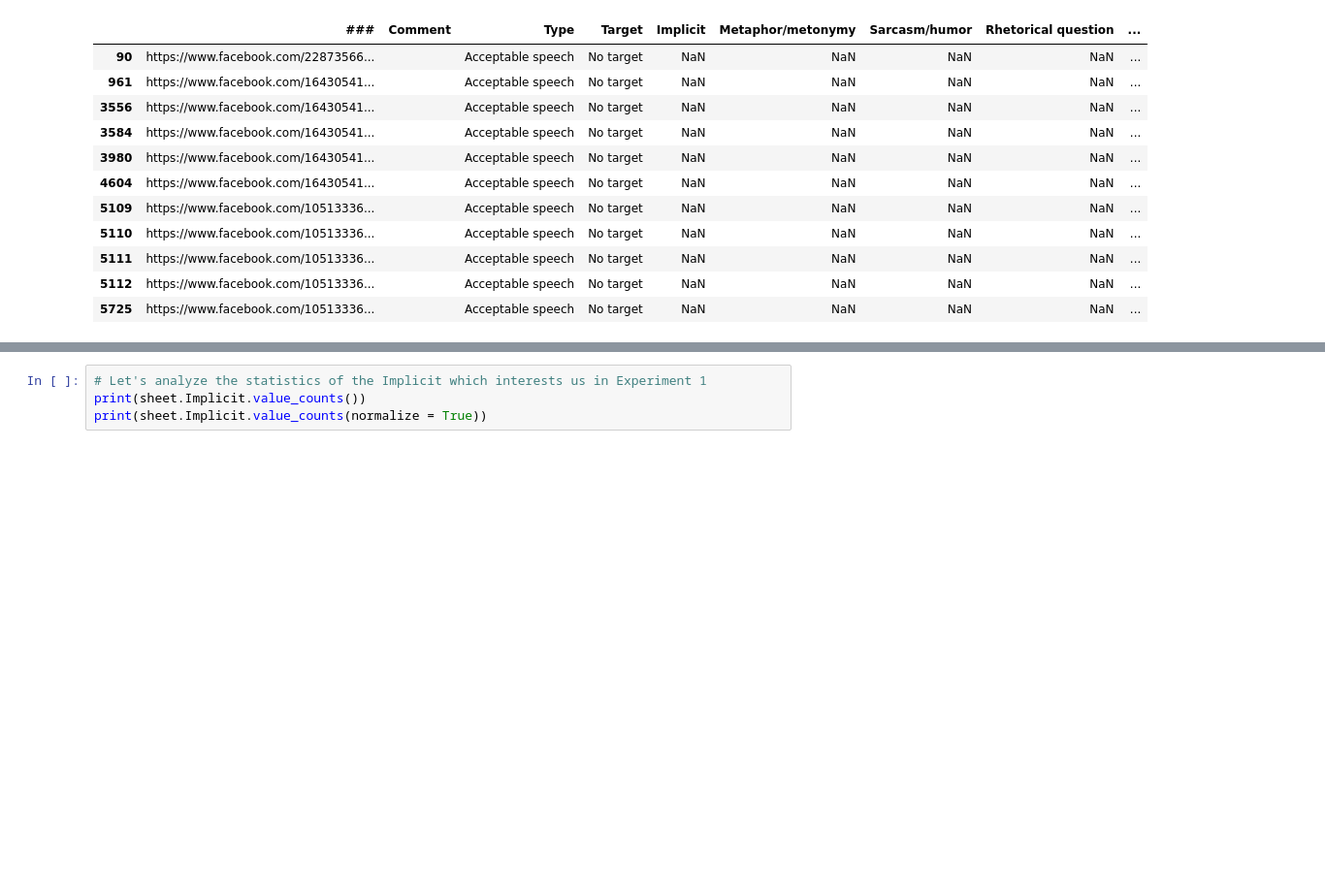
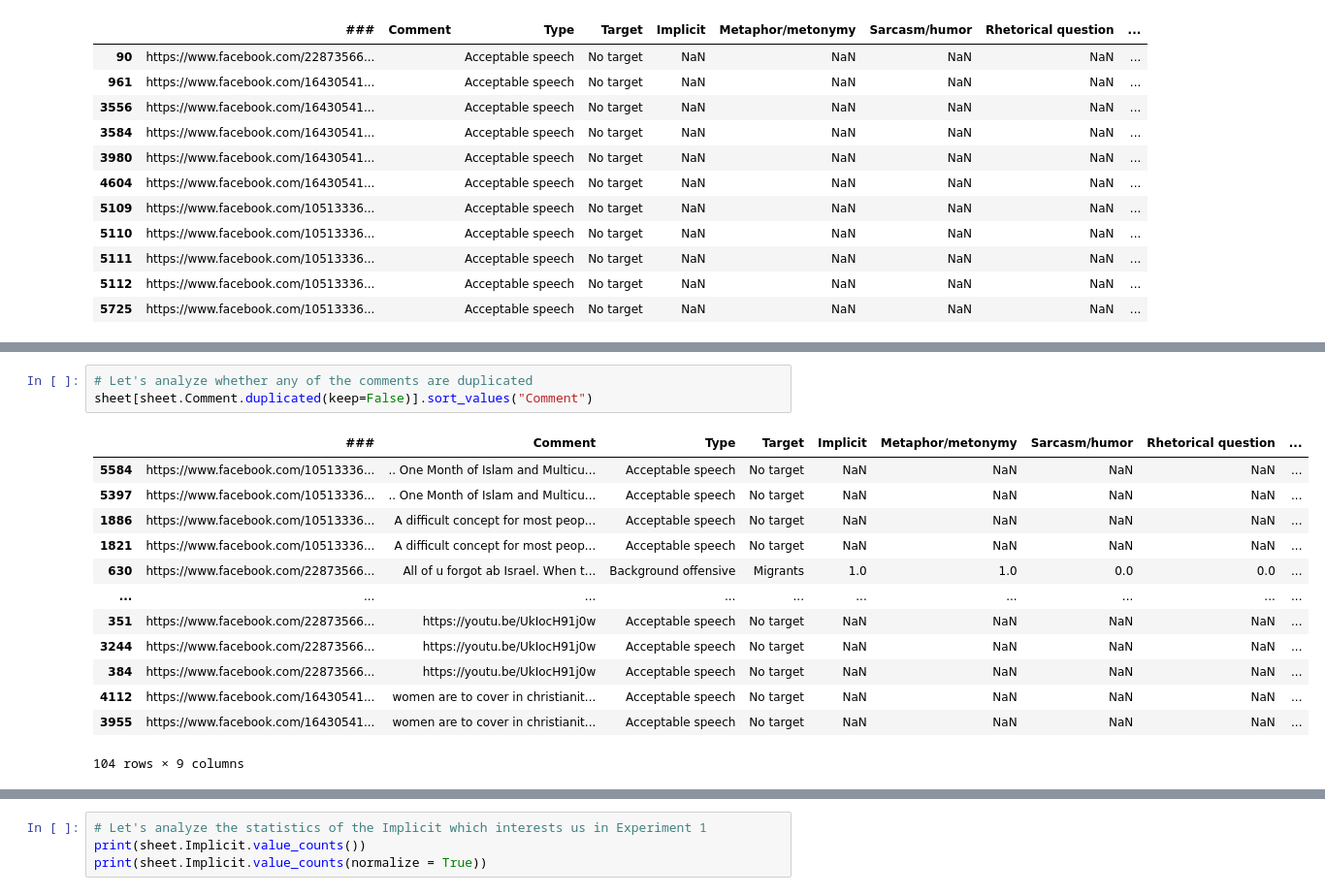
Before and after one commit to TajaKuzman/Hate-Speech-Classification, a Jupyter notebook: 1-Data-Preparation.ipynb, the cells around one changed output, grey strips where cells are left out. Shown at 97% size. Saved outputs shown, nothing was run; the diff lists cells and outputs as text; blank space fills up the shorter version.

```diff
--- a/1-Data-Preparation.ipynb
+++ b/1-Data-Preparation.ipynb
@@ -131,3 +131,20 @@ sheet.describe(include="all")
 | 50% | NaN | NaN | NaN | NaN | 1.000000 | 0.000000 | 0.000000 | 0.000000 | ... |
 | 75% | NaN | NaN | NaN | NaN | 1.000000 | 1.000000 | 0.000000 | 1.000000 | ... |
 | max | NaN | NaN | NaN | NaN | 1.000000 | 1.000000 | 1.000000 | 1.000000 | ... |
+# %%
+# Let's analyze whether any of the comments are duplicated
+sheet[sheet.Comment.duplicated(keep=False)].sort_values("Comment")
+# %% [output]
+|  | ### | Comment | Type | Target | Implicit | Metaphor/metonymy | Sarcasm/humor | Rhetorical question | ... |
+| 5584 | https://www.facebook.com/10513336... | .. One Month of Islam and Multicu... | Acceptable speech | No target | NaN | NaN | NaN | NaN | ... |
+| 5397 | https://www.facebook.com/10513336... | .. One Month of Islam and Multicu... | Acceptable speech | No target | NaN | NaN | NaN | NaN | ... |
+| 1886 | https://www.facebook.com/10513336... | A difficult concept for most peop... | Acceptable speech | No target | NaN | NaN | NaN | NaN | ... |
+| 1821 | https://www.facebook.com/10513336... | A difficult concept for most peop... | Acceptable speech | No target | NaN | NaN | NaN | NaN | ... |
+| 630 | https://www.facebook.com/22873566... | All of u forgot ab Israel. When t... | Background offensive | Migrants | 1.0 | 1.0 | 0.0 | 0.0 | ... |
+| ... | ... | ... | ... | ... | ... | ... | ... | ... | ... |
+| 351 | https://www.facebook.com/22873566... | https://youtu.be/UkIocH91j0w | Acceptable speech | No target | NaN | NaN | NaN | NaN | ... |
+| 3244 | https://www.facebook.com/22873566... | https://youtu.be/UkIocH91j0w | Acceptable speech | No target | NaN | NaN | NaN | NaN | ... |
+| 384 | https://www.facebook.com/22873566... | https://youtu.be/UkIocH91j0w | Acceptable speech | No target | NaN | NaN | NaN | NaN | ... |
+| 4112 | https://www.facebook.com/16430541... | women are to cover in christianit... | Acceptable speech | No target | NaN | NaN | NaN | NaN | ... |
+| 3955 | https://www.facebook.com/16430541... | women are to cover in christianit... | Acceptable speech | No target | NaN | NaN | NaN | NaN | ... |
+104 rows × 9 columns
```
Also changed, not shown: parts of 8 cells of this notebook, 5 other files.
